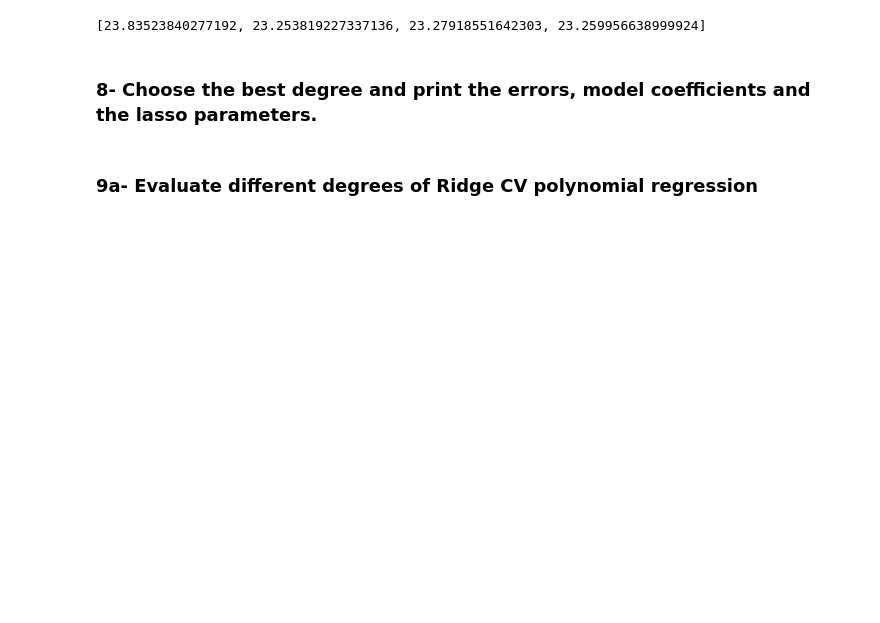
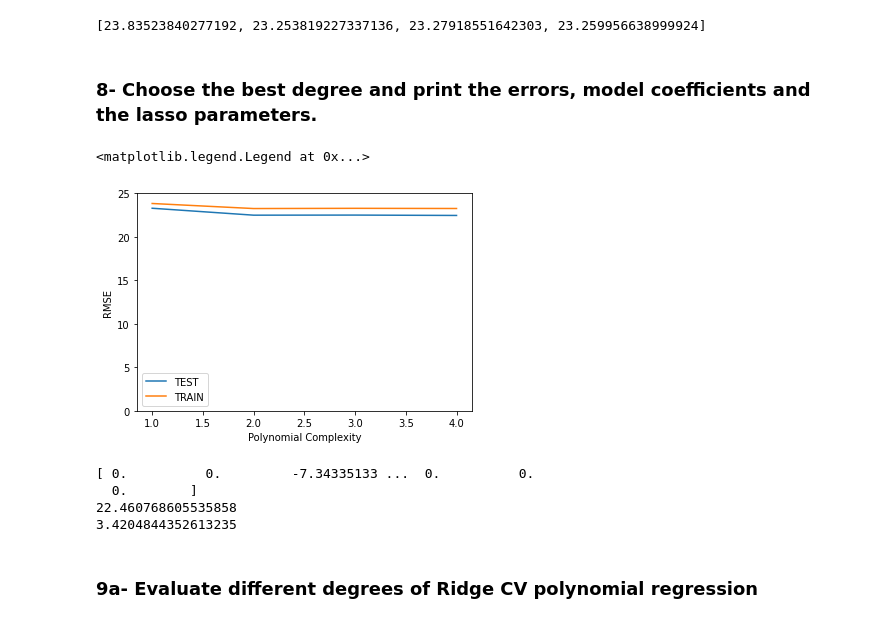
Before and after one commit to MohamedShetewi/Air-Quality-Data-Set, a Jupyter notebook: Assignment1_Polynomial_Regression.ipynb, the cells around one changed output. Cells and saved outputs as stored; diff of their text form; code cells hidden in the pictures; blank space fills up the shorter version.

```diff
--- a/Assignment1_Polynomial_Regression.ipynb
+++ b/Assignment1_Polynomial_Regression.ipynb
@@ -186,8 +201,3 @@ x_train, x_test, y_train, y_test = train_test_split(x, y, test_size=0.3, random_
-# %%
-scaler = StandardScaler()
-scaler.fit(x_train)
-x_train = scaler.transform(x_train)
-x_test = scaler.transform(x_test)
 # %%
 from sklearn.preprocessing import PolynomialFeatures
 def getPolynomialWithDegree(degree):
@@ -211,7 +221,6 @@ def doModel(model_name,model,degree):
     print(model_name)
     print("degree = %s" % degree)
     print("alpha = %s" % model.alpha_)
-
     test_predictions = model.predict(x_test)
     print("Test Set Performance")
     MAE = mean_absolute_error(y_test,test_predictions)
@@ -227,23 +236,28 @@ def doModel(model_name,model,degree):
     MSE = mean_squared_error(y_train,train_predictions)
     train_RMSE = np.sqrt(MSE)
     print("RMSE = %s" % train_RMSE)
-    # print("Coefficients")
-    # print(lasso_cv_model.coef_)
-    return test_RMSE, train_RMSE
+
+    ratio = None
+    if hasattr(model, 'l1_ratio_'):
+        ratio = model.l1_ratio_
+    return test_RMSE, train_RMSE, model.coef_, model.alpha_, ratio
 # %% [markdown]
 ### 7- Evaluate different degrees of lasso CV polynomial regression
 # %%
 from sklearn.metrics import mean_absolute_error, mean_squared_error
 from sklearn.linear_model import LassoCV
 def doLassoCV(degree):
-    test_RMSE, train_RMSE = doModel("LassoCV",LassoCV(eps=0.1,n_alphas=100,cv=5,max_iter=100000),degree)
-    return (test_RMSE, train_RMSE)
+    return doModel("LassoCV",LassoCV(eps=0.1,n_alphas=100,cv=5,max_iter=100000),degree)
 # %%
 lasso_test_RMSE = []
 lasso_train_RMSE = []
+lasso_coef = []
+lasso_alpha = []
 
 for i in range(1,5):
-    test_RMSE, train_RMSE = doLassoCV(i)
+    test_RMSE, train_RMSE, coef, alpha, ratio = doLassoCV(i)
     lasso_test_RMSE.append(test_RMSE)
     lasso_train_RMSE.append(train_RMSE)
+    lasso_coef.append(coef)
+    lasso_alpha.append(alpha)
 # doLassoCV(2)
@@ -254,6 +286,28 @@ lasso_train_RMSE
 [23.83523840277192, 23.253819227337136, 23.27918551642303, 23.259956638999924]
 # %% [markdown]
 ### 8- Choose the best degree and print the errors, model coefficients and the lasso parameters.
+# %%
+import matplotlib.pyplot as plt
+
+plt.plot(range(1,5),lasso_test_RMSE,label='TEST')
+plt.plot(range(1,5),lasso_train_RMSE,label='TRAIN')
+plt.xlabel("Polynomial Complexity")
+plt.ylabel("RMSE")
+plt.ylim(0,25)
+plt.legend()
+# %% [output]
+<matplotlib.legend.Legend at 0x...>
+[figure, added]
+# %%
+# As shown in the plot, degree 4 is the best model fit
+print(lasso_coef[3])
+print(lasso_test_RMSE[3])
+print(lasso_alpha[3])
+# %% [output]
+[ 0.          0.         -7.34335133 ...  0.          0.
+  0.        ]
+22.460768605535858
+3.4204844352613235
 # %% [markdown]
 ### 9a- Evaluate different degrees of Ridge CV polynomial regression
 # %%
```
Also changed, not shown: parts of 20 cells of this notebook.
